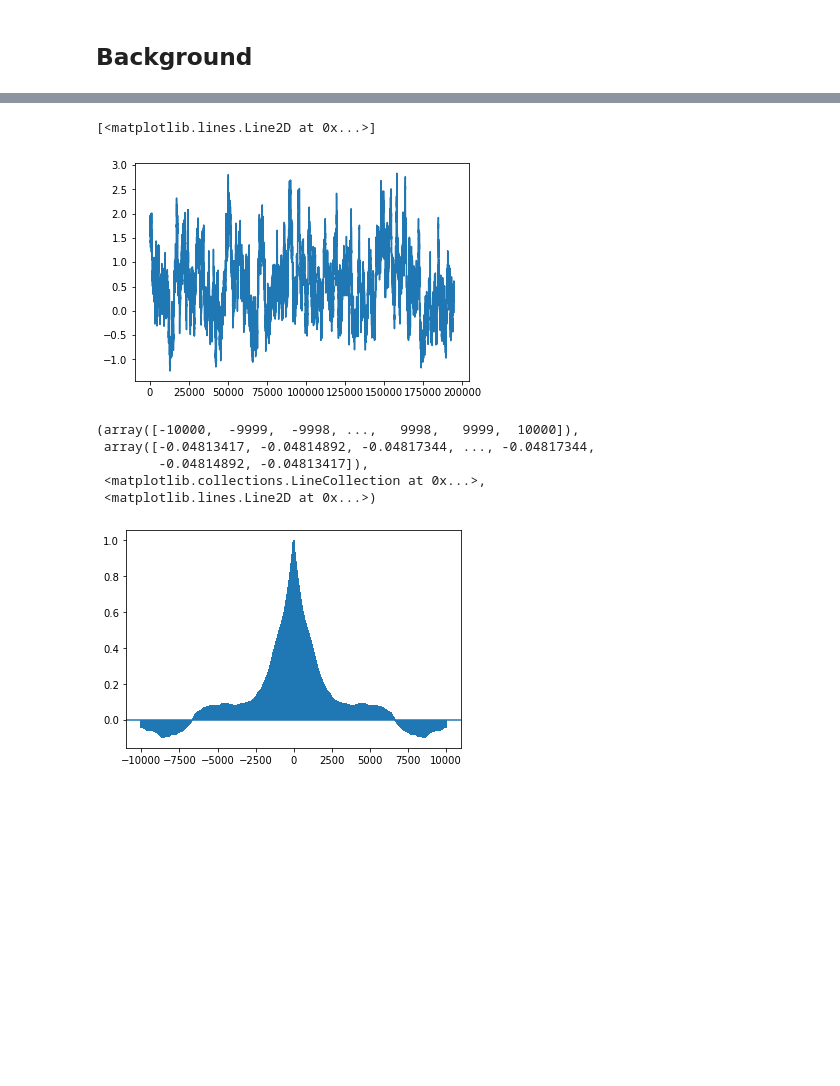
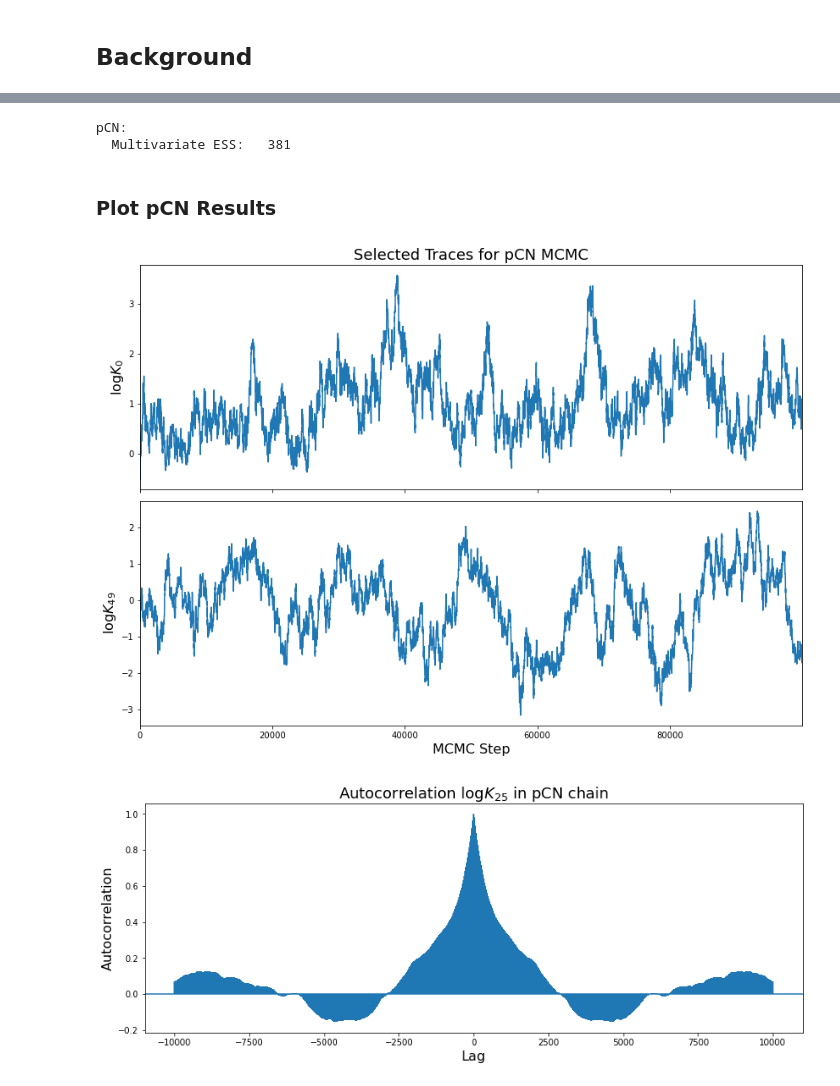
Before and after one commit to NexGenAnalytics/MIT-MUQ, a Jupyter notebook: examples/SamplingAlgorithms/MCMC/EllipticInference/python/EllipticInference.ipynb, the cells around one changed output, grey strips where cells are left out. Saved outputs shown, nothing was run; the diff lists cells and outputs as text; code cells hidden in the pictures; blank space fills up the shorter version.

```diff
--- a/examples/SamplingAlgorithms/MCMC/EllipticInference/python/EllipticInference.ipynb
+++ b/examples/SamplingAlgorithms/MCMC/EllipticInference/python/EllipticInference.ipynb
@@ -247,0 +214,3 @@ DILI Min ESS:  178.1414254755762
+# %%
+numSamps = 100000
+diliSamps = SampleDILI(posterior, mapPt, numSamps)
@@ -284,0 +272,26 @@ PCN Min ESS:  28.36791812592894
+# %%
+def SamplePCN(posterior, startPt, numSamps):
+
+    kernOpts = {
+        "Method" : "MHKernel",
+        "Proposal" : "Prop",
+        "Prop.Method" : "CrankNicolsonProposal",
+        "Prop.Beta" : 0.1,
+        "Prop.PriorNode" : "Prior"
+    }
+
+    opts = {
+        "NumSamples" : numSamps, # number of Monte Carlo samples,
+        "BurnIn" : 0,
+        "PrintLevel" : 3,
+        "KernelList" : "Kernel1",
+        "Kernel1" : kernOpts
+    }
+
+
+    #create a sampling problem
+    problem = ms.SamplingProblem(posterior)
+
+    sampler = ms.SingleChainMCMC(opts,problem)
+
+    return sampler.Run([startPt]) # Use a true posterior sample to avoid burnin
@@ -285,17 +318,34 @@ PCN Min ESS:  28.36791812592894
+# %%
+pcnEss = pcnSamps.ESS(method='MultiBatch')
+print('pCN:\n  Multivariate ESS: {:5d}'.format(int(pcnEss[0])))
+# %% [output]
+pCN:
+  Multivariate ESS:   381
+# %% [markdown]
+### Plot pCN Results
 # %%
 samps = pcnSamps.AsMatrix()
-# print(samps.shape)
 
-plt.plot(samps[0,:])
+fig, axs = plt.subplots(nrows=2,sharex=True,figsize=(14,10))
+axs[0].plot(samps[0,:])
+axs[0].set_ylabel('$\log K_0\f$',fontsize=16)
+axs[0].set_title('Selected Traces for pCN MCMC',fontsize=18)
+
+axs[1].plot(samps[-1,:])
+axs[1].set_ylabel('$\log K_{{ {} }}$'.format(samps.shape[0]-1),fontsize=16)
+axs[1].set_xlabel('MCMC Step', fontsize=16)
+axs[1].set_xlim([0,samps.shape[1]-1])
+
+plt.subplots_adjust(hspace=0.05)
 # %% [output]
-[<matplotlib.lines.Line2D at 0x...>]
-[figure, old version]
+[figure, new version]
 # %%
-plt.acorr(samps[plotInd,:]-np.mean(samps[plotInd,:]),maxlags=10000)
+plt.figure(figsize=(14,5))
+
+plt.acorr(samps[plotInd,:]-np.mean(samps[plotInd:]),maxlags=10000)
+plt.xlabel('Lag', fontsize=16)
+plt.ylabel('Autocorrelation', fontsize=16)
+plt.title('Autocorrelation $\log K_{{ {} }}$ in pCN chain'.format(plotInd),fontsize=18)
+plt.show()
 # %% [output]
-(array([-10000,  -9999,  -9998, ...,   9998,   9999,  10000]),
- array([-0.04813417, -0.04814892, -0.04817344, ..., -0.04817344,
-        -0.04814892, -0.04813417]),
- <matplotlib.collections.LineCollection at 0x...>,
- <matplotlib.lines.Line2D at 0x...>)
-[figure, old version]
+[figure, new version]
```
Also changed, not shown: parts of 21 cells of this notebook, 1 other file.
